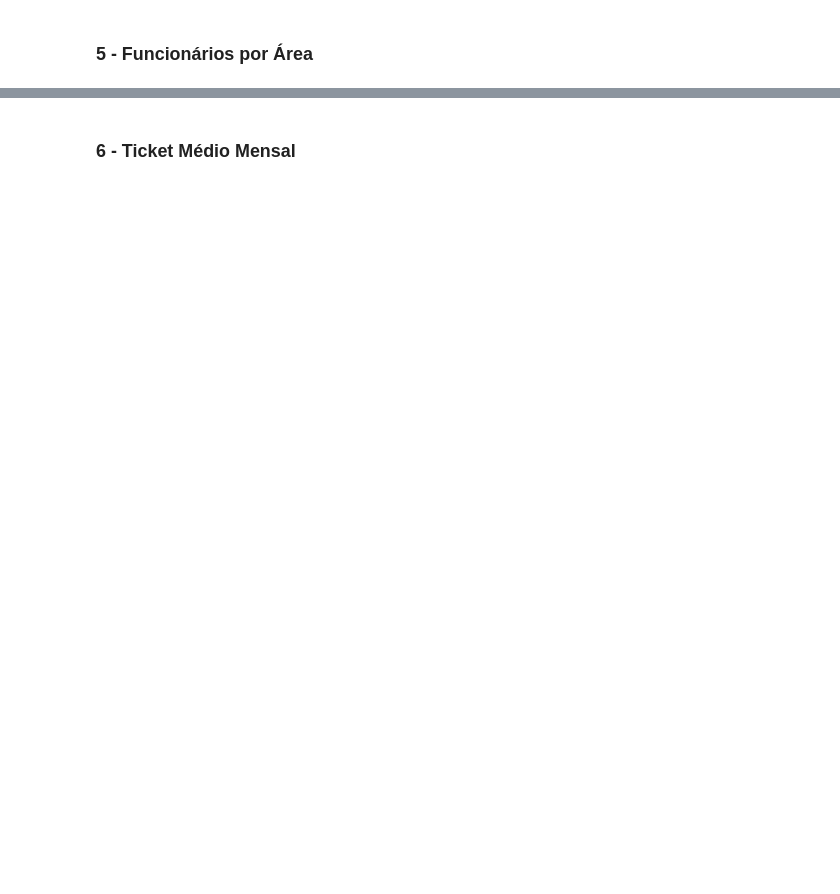
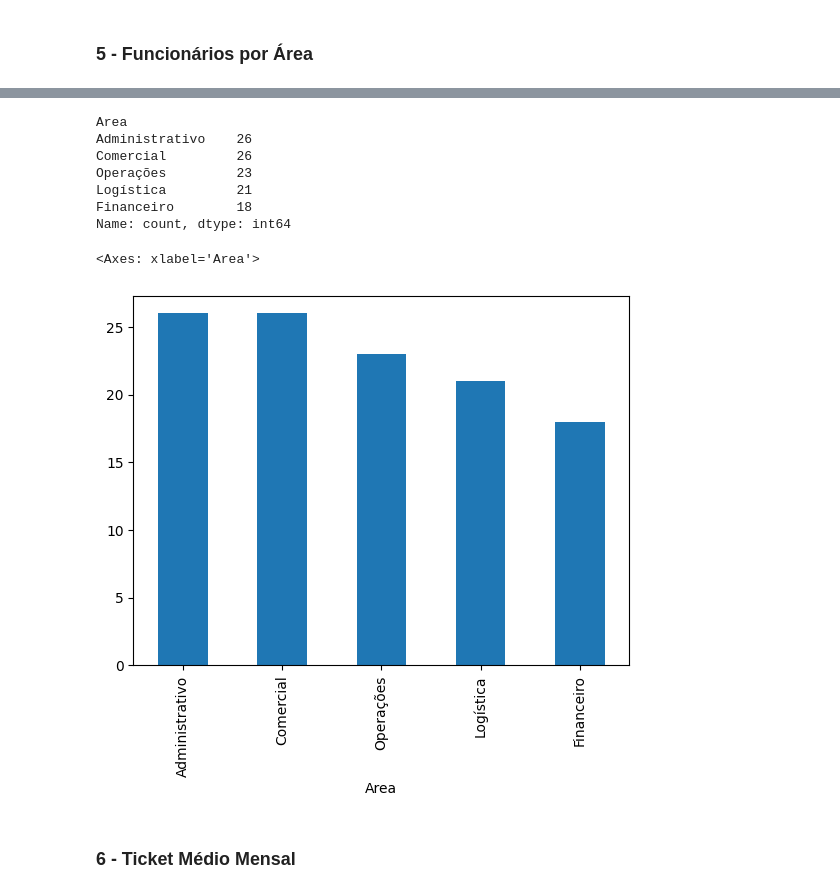
Before and after one commit to alexandreserra1/pandas-2-exercicio, a Jupyter notebook: 18.13 Gabarito - Exercício 3.ipynb, the cells around one changed output, grey strips where cells are left out. Saved outputs shown, nothing was run; the diff lists cells and outputs as text; code cells hidden in the pictures; blank space fills up the shorter version.

```diff
--- a/18.13 Gabarito - Exercício 3.ipynb
+++ b/18.13 Gabarito - Exercício 3.ipynb
@@ -105,2 +154,16 @@ Error:
+# %%
+funcionarios_area =  funcionarios_df['Area'].value_counts()
+print(funcionarios_area)
+funcionarios_area.plot(kind='bar')
+# %% [output]
+Area
+Administrativo    26
+Comercial         26
+Operações         23
+Logística         21
+Financeiro        18
+Name: count, dtype: int64
+<Axes: xlabel='Area'>
+[figure, added]
 # %% [markdown]
 ### 6 - Ticket Médio Mensal
```
Also changed, not shown: parts of 9 cells of this notebook, 2 other files.
